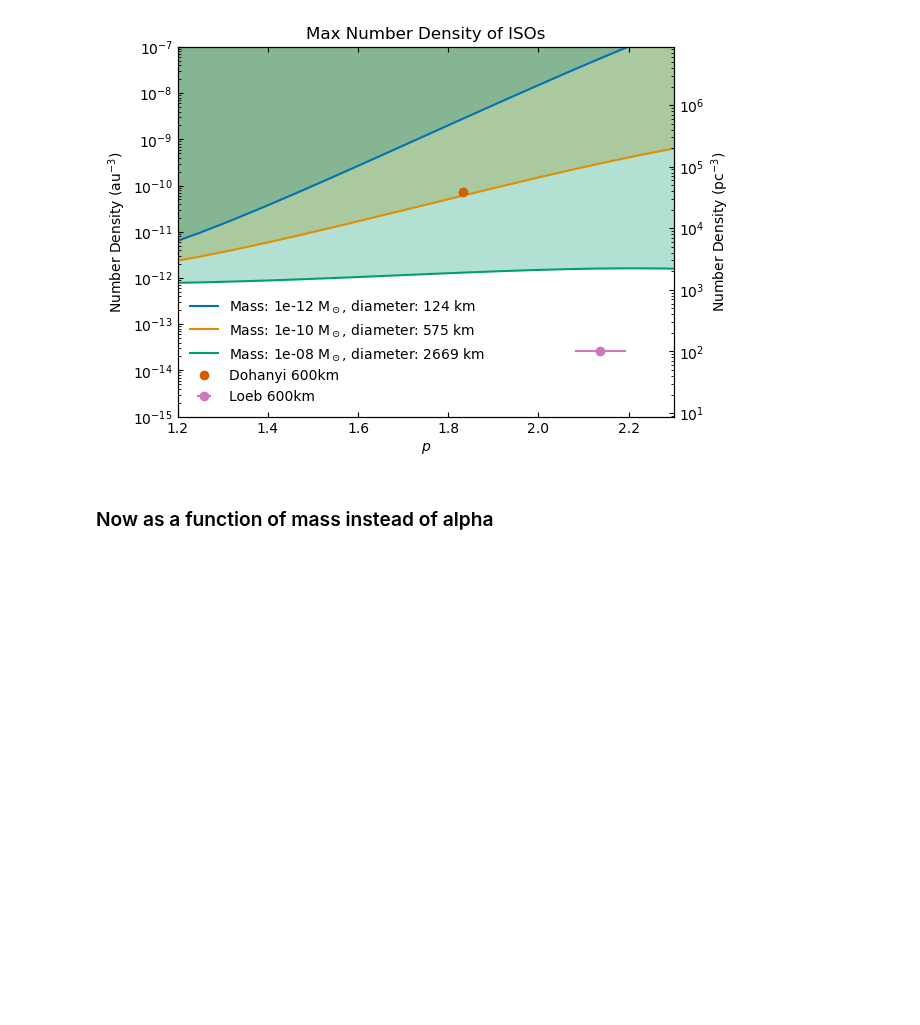
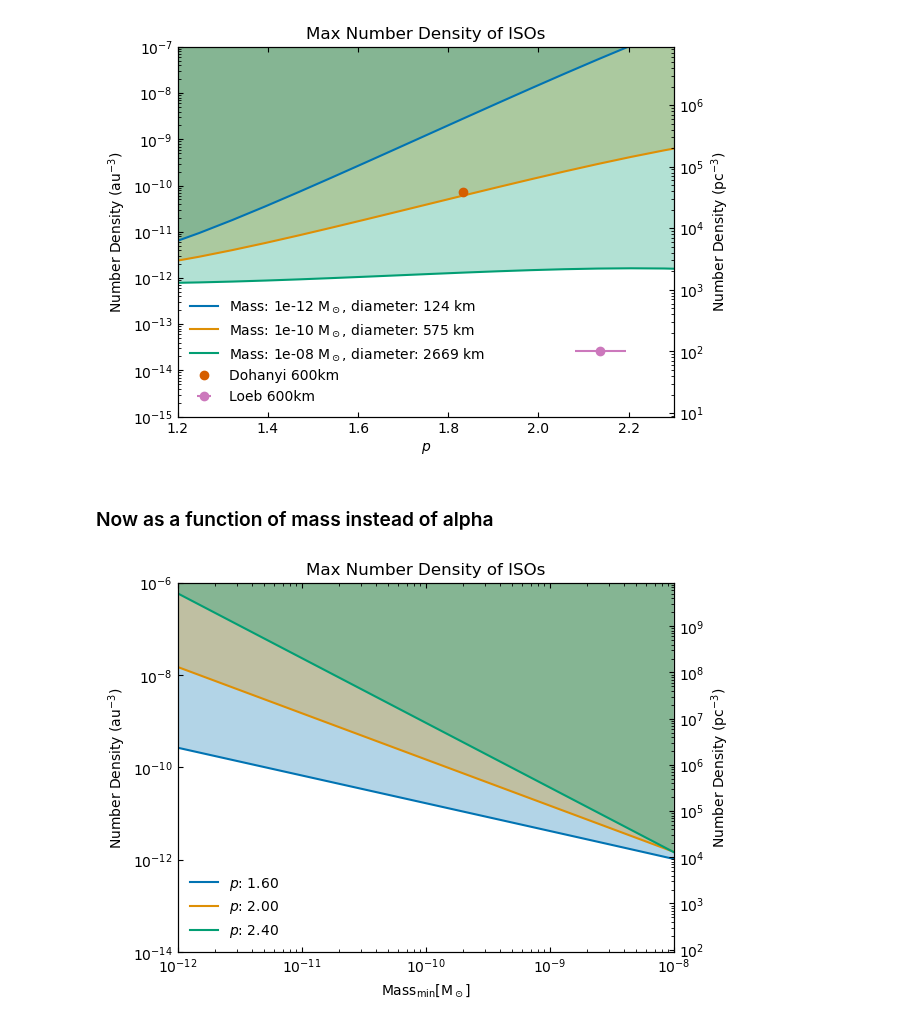
Before and after one commit to NolanSmyth/LensCalcPy, a Jupyter notebook: examples/hsc_ffp.ipynb, the cells around one changed output. Cells and saved outputs as stored; diff of their text form; code cells hidden in the pictures; blank space fills up the shorter version.

```diff
--- a/examples/hsc_ffp.ipynb
+++ b/examples/hsc_ffp.ipynb
@@ -379,31 +397,34 @@ for alpha, n_objects_arr in n_objects_dict_mass.items():
 
     plt.plot(m_values, num_densities, label=f'$p$: {alpha:.2f}')
     plt.fill_between(m_values, num_densities, 1e-5, alpha=0.3)
 
 plt.yscale('log')
+plt.xscale('log')
 
 plt.ylabel(r'Number Density (au$^{-3}$)')
-plt.xlabel(r'$Mass [ M_\odot ]$')
+plt.xlabel(r'$\rm{Mass_{min}} [ M_\odot ]$')
 plt.title(r'Max Number Density of ISOs')
 
 plt.xlim([1e-12, 1e-8])
 plt.ylim([1e-14, 1e-6])
 
 plt.legend(loc='lower left', frameon=False)
 
 plt.tick_params(axis='both', direction='in', which='both', bottom=True, top=True, left=True, right=True)
 
 # creating a twin axis
 ax2 = plt.twinx()
 ax2.set_ylabel(r'Number Density (pc$^{-3}$)')
 
 # set the same y-scale as the left side
 ax2.set_yscale('log')
 
 # convert y limit from au^-3 to pc^-3 using conversion_factor
 plt.ylim([1e-14/au3_to_pc3, 1e-6/au3_to_pc3])
 
 # ticks on right side
 ax2.tick_params(axis='y', direction='in', which='both')
 
 plt.show()
+# %% [output]
+[figure, added]
```
Also changed, not shown: parts of 12 cells of this notebook, 9 other files.
